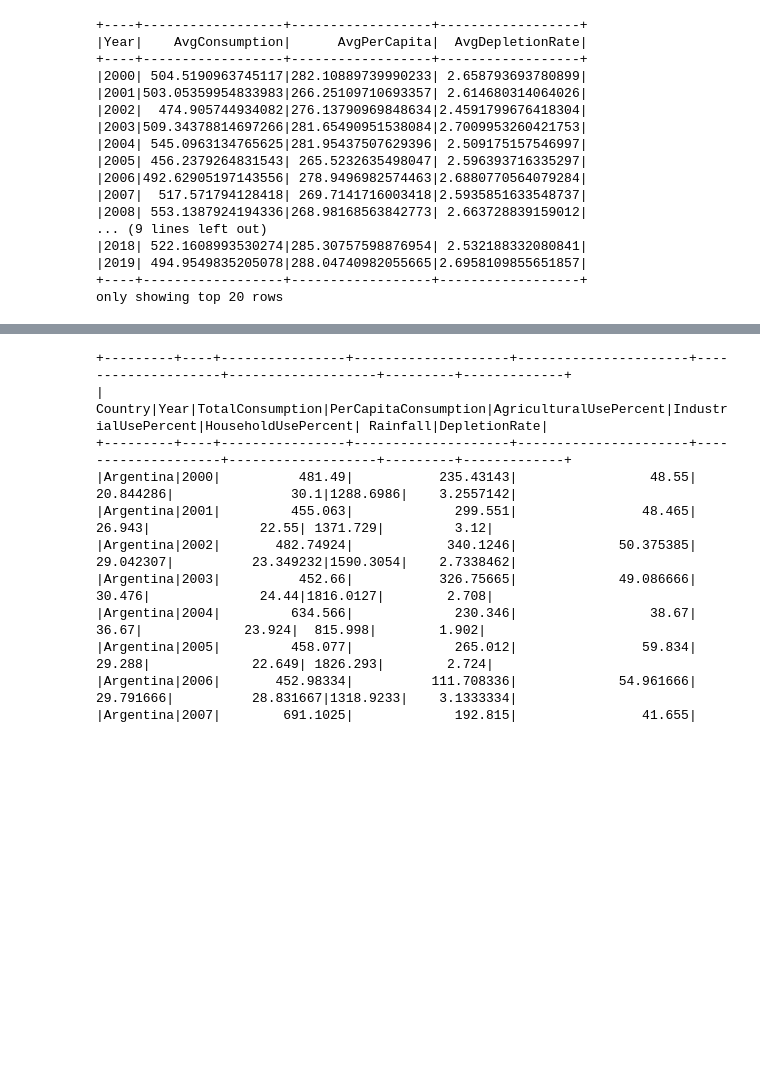
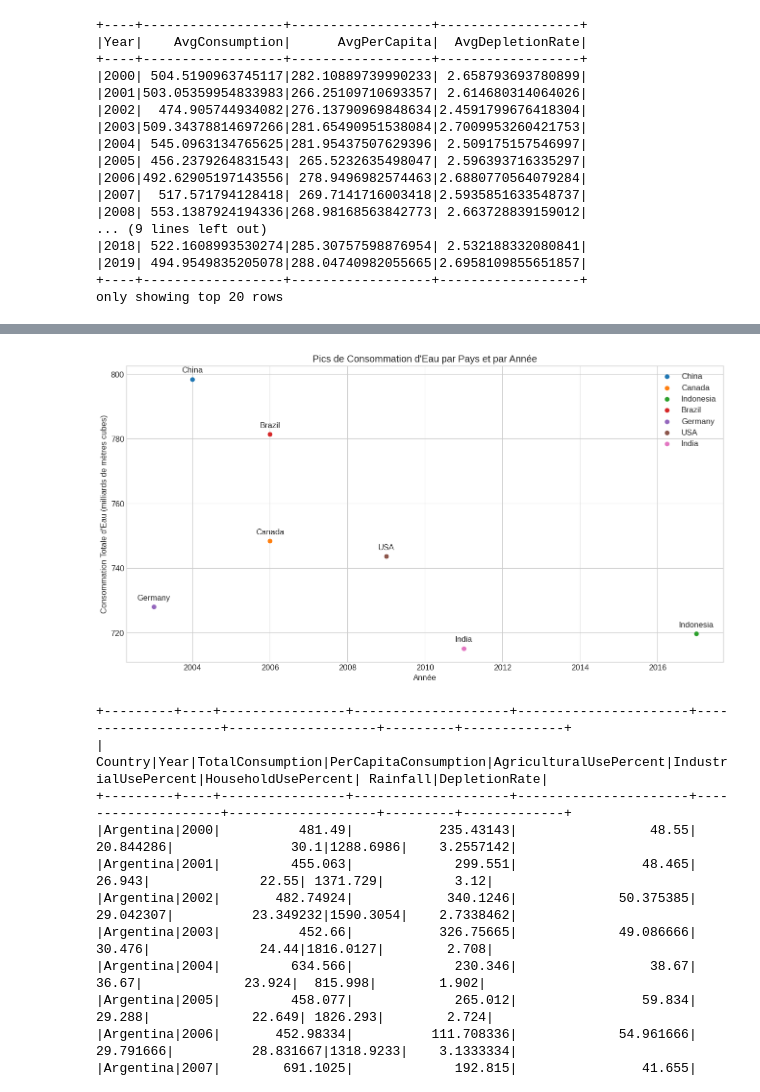
Before and after one commit to laabidihamza/global-water-consumption-with-spark, a Jupyter notebook: water_consumption.ipynb, the cells around one changed output, grey strips where cells are left out. Cells and saved outputs as stored; diff of their text form; code cells hidden in the pictures; blank space fills up the shorter version.

```diff
--- a/water_consumption.ipynb
+++ b/water_consumption.ipynb
@@ -989,3 +826,29 @@ NameError: name 'peaks_with_status' is not defined
+# %%
+# -------------------------------------------------------------------------
+# Visualisation 3: Tendances temporelles et pics de consommation par région
+# -------------------------------------------------------------------------
+plt.figure(figsize=(16, 8))
+
+# Create the scatter plot
+for country in peaks_df['Country'].unique():
+    country_data = peaks_df[peaks_df['Country'] == country]
+    plt.scatter(country_data['Year'], country_data['TotalConsumption'], label=country)
+
+# Add labels and title
+plt.xlabel("Année")
+plt.ylabel("Consommation Totale d'Eau (milliards de mètres cubes)")
+plt.title("Pics de Consommation d'Eau par Pays et par Année")
+
+# Add country names as annotations
+for i, row in peaks_df.iterrows():
+  plt.annotate(row['Country'], (row['Year'], row['TotalConsumption']), textcoords="offset points", xytext=(0,10), ha='center')
+
+
+plt.legend()  # Show the legend with country names
+plt.grid(True)
+plt.show()
+# %% [output]
+[figure, added]
 # %%
 df_water.show()
 # %% [output]
```
Also changed, not shown: parts of 34 cells of this notebook, 4 other files.
